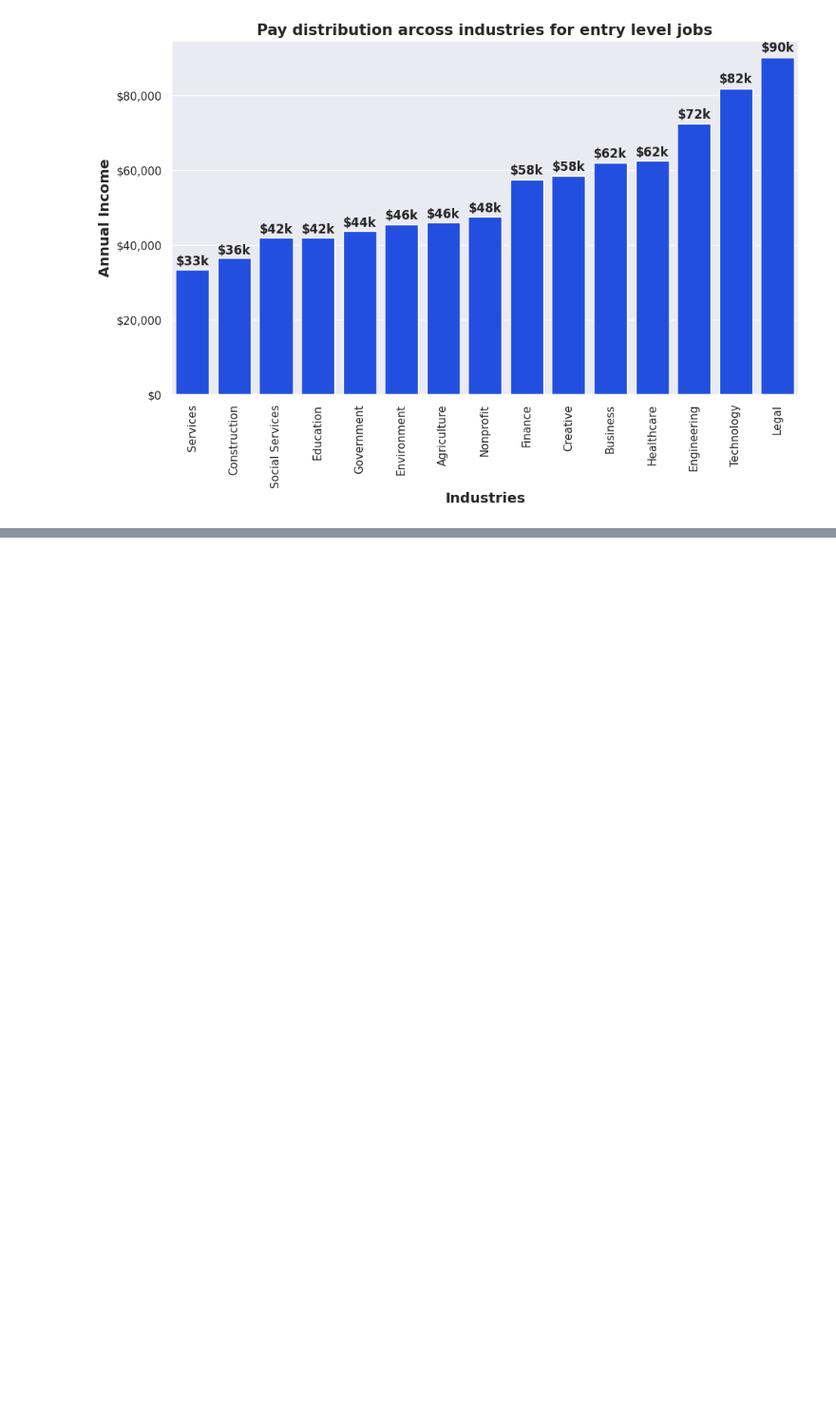
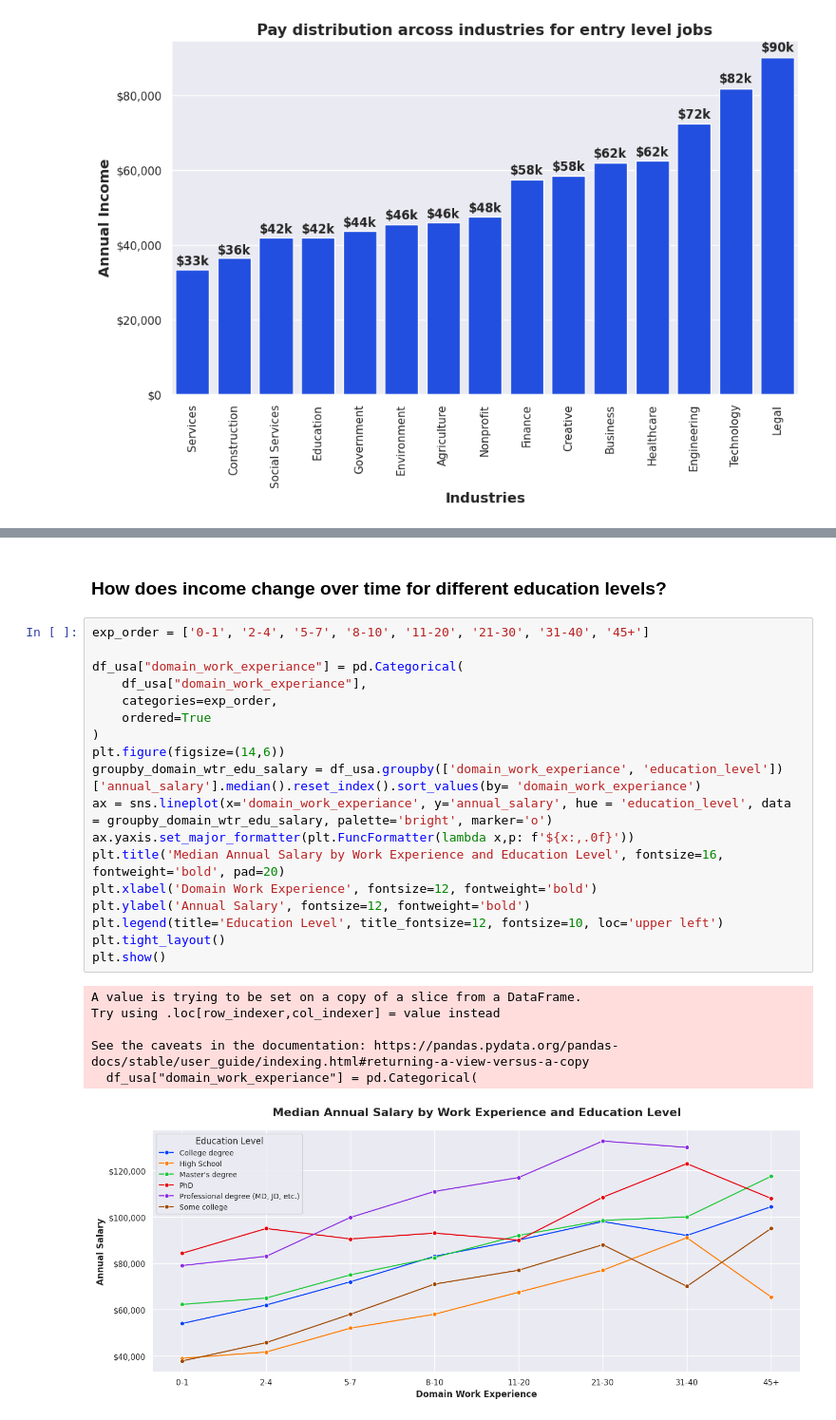
Before and after one commit to BhaskarMishra05/Data, a Jupyter notebook: src/Notebook/change.ipynb, the cells around one changed output, grey strips where cells are left out. Shown at 95% size. Saved outputs shown, nothing was run; the diff lists cells and outputs as text; blank space fills up the shorter version.

```diff
--- a/src/Notebook/change.ipynb
+++ b/src/Notebook/change.ipynb
@@ -1299,0 +1152,27 @@ plt.show()
+# %% [markdown]
+### How does income change over time for different education levels?
+# %%
+exp_order = ['0-1', '2-4', '5-7', '8-10', '11-20', '21-30', '31-40', '45+']
+
+df_usa["domain_work_experiance"] = pd.Categorical(
+    df_usa["domain_work_experiance"],
+    categories=exp_order,
+    ordered=True
+)
+plt.figure(figsize=(14,6))
+groupby_domain_wtr_edu_salary = df_usa.groupby(['domain_work_experiance', 'education_level'])['annual_salary'].median().reset_index().sort_values(by= 'domain_work_experiance')
+ax = sns.lineplot(x='domain_work_experiance', y='annual_salary', hue = 'education_level', data = groupby_domain_wtr_edu_salary, palette='bright', marker='o')
+ax.yaxis.set_major_formatter(plt.FuncFormatter(lambda x,p: f'${x:,.0f}'))
+plt.title('Median Annual Salary by Work Experience and Education Level', fontsize=16, fontweight='bold', pad=20)
+plt.xlabel('Domain Work Experience', fontsize=12, fontweight='bold')
+plt.ylabel('Annual Salary', fontsize=12, fontweight='bold')
+plt.legend(title='Education Level', title_fontsize=12, fontsize=10, loc='upper left')
+plt.tight_layout()
+plt.show()
+# %% [output]
+A value is trying to be set on a copy of a slice from a DataFrame.
+Try using .loc[row_indexer,col_indexer] = value instead
+
+See the caveats in the documentation: https://pandas.pydata.org/pandas-docs/stable/user_guide/indexing.html#returning-a-view-versus-a-copy
+  df_usa["domain_work_experiance"] = pd.Categorical(
+[figure, added]
```
Also changed, not shown: parts of 30 cells of this notebook, 1 other file.
